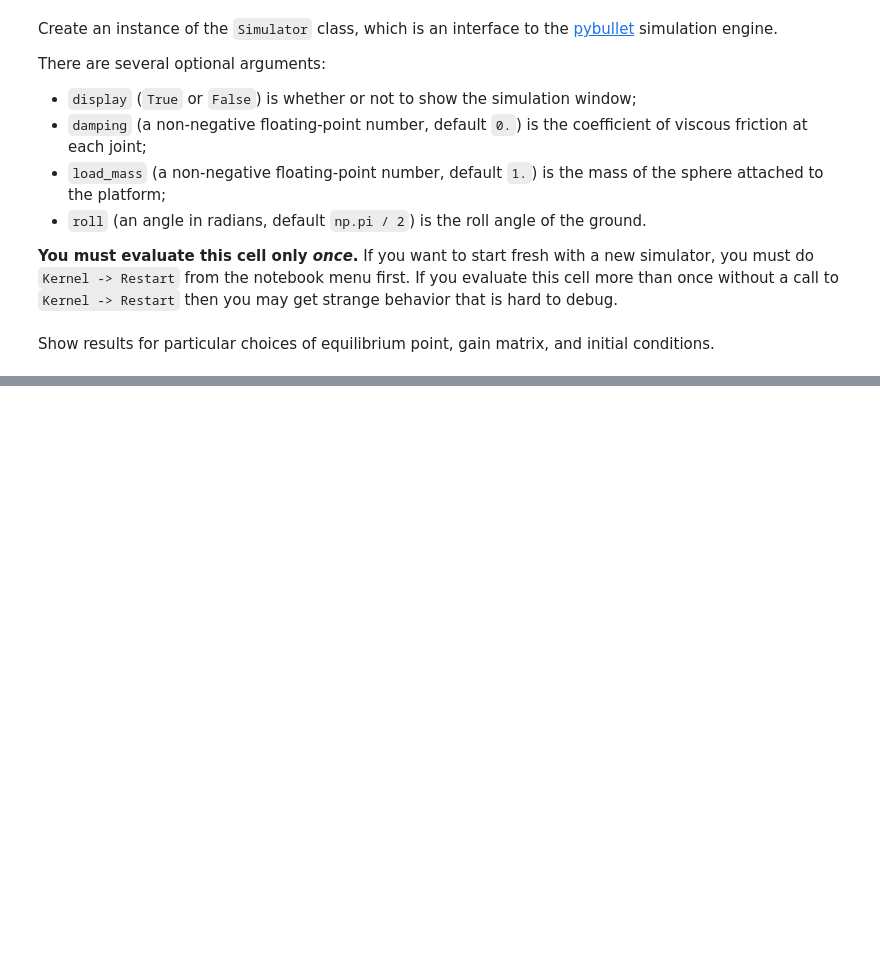
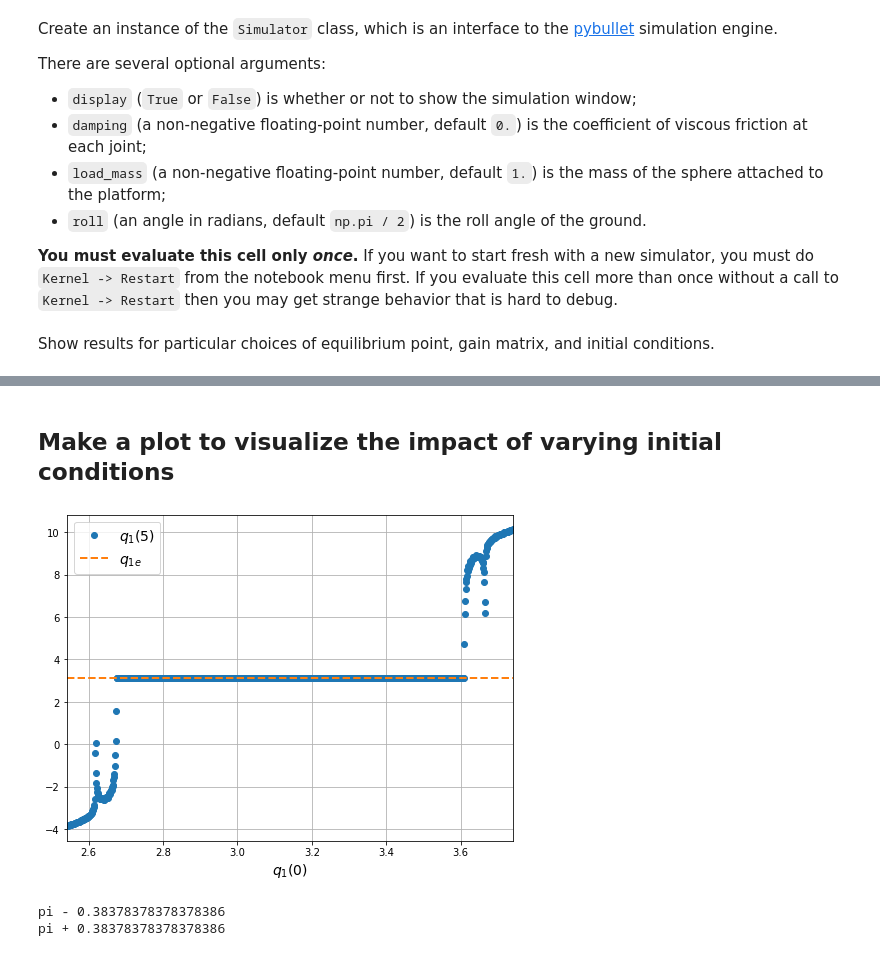
Before and after one commit to varshakrishnakumar/AE-353-Design-Project-1, a Jupyter notebook: CMG_Model_Generator.ipynb, the cells around one changed output, grey strips where cells are left out. Saved outputs shown, nothing was run; the diff lists cells and outputs as text; code cells hidden in the pictures; blank space fills up the shorter version.

```diff
--- a/CMG_Model_Generator.ipynb
+++ b/CMG_Model_Generator.ipynb
@@ -719,0 +458,42 @@ data = get_data(simulator, q1e, v1e, q2e, v2e, taue, K, q1i, v1i, q2i, v2i, max_
+# %% [markdown]
+## Make a plot to visualize the impact of varying initial conditions
+# %%
+# Define array of initial conditions
+q1i = np.linspace(q1e - 0.6, q1e + 0.6, 1000)
+
+# Define empty array to hold final conditions
+q1f = np.empty_like(q1i)
+
+# Iterate over all initial conditions
+for i in range(len(q1i)):
+    data = get_data(simulator, q1e, v1e, q2e, v2e, taue, K, q1i[i], v1i, q2i, v2i, max_time=5.0)
+    q1f[i] = data['platform_angle'][-1]
+
+# Plot results
+fig, (ax) = plt.subplots(1, 1, figsize=(8, 6), sharex=True)
+
+ax.plot(q1i, q1f, '.', markersize=12, label='$q_1(5)$')
+ax.plot(q1i, q1e * np.ones_like(q1i), '--', linewidth=2, label='$q_{1e}$')
+ax.set_xlim(q1i[0], q1i[-1])
+# ax.set_ylim(np.pi-1,np.pi+1)
+ax.set_xlabel('$q_1(0)$', fontsize=14)
+ax.legend(fontsize=14)
+ax.grid()
+# %% [output]
+[figure, added]
+# %%
+# Determine range of valid initial conditions
+q1i_list = q1i.tolist()
+q1f_list = q1f.tolist()
+
+q1i_working = []
+
+for q1 in q1f_list:
+    if np.isclose(q1, q1e):
+        q1i_working.append( q1i_list[q1f_list.index(q1)] )
+
+print('pi -', np.pi - q1i_working[0])
+print('pi +', q1i_working[-1] - np.pi)
+# %% [output]
+pi - 0.38378378378378386
+pi + 0.38378378378378386
```
Also changed, not shown: parts of 15 cells of this notebook, 3 other files.
